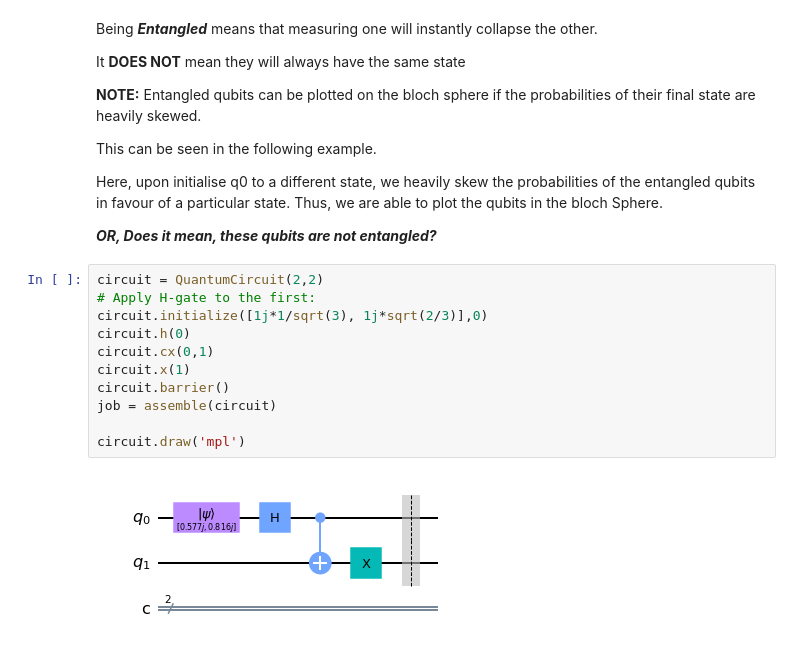
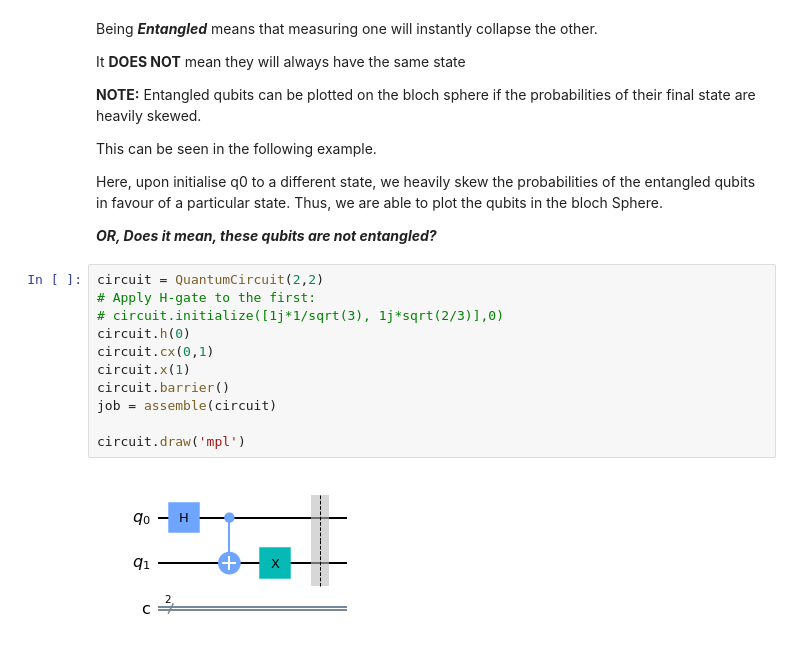
Before and after one commit to rohitashwachaks/Qiskit, a Jupyter notebook: MultipleQubitGates.ipynb, the cells around one changed output. Drawn from its saved outputs; the diff is of its cells as text.

```diff
--- a/MultipleQubitGates.ipynb
+++ b/MultipleQubitGates.ipynb
@@ -122,16 +122,16 @@ _**OR, Does it mean, these qubits are not entangled?**_
 # %%
 circuit = QuantumCircuit(2,2)
 # Apply H-gate to the first:
-circuit.initialize([1j*1/sqrt(3), 1j*sqrt(2/3)],0)
+# circuit.initialize([1j*1/sqrt(3), 1j*sqrt(2/3)],0)
 circuit.h(0)
 circuit.cx(0,1)
 circuit.x(1)
 circuit.barrier()
 job = assemble(circuit)
 
 circuit.draw('mpl')
 # %% [output]
-[figure, old version]
+[figure, new version]
 # %%
 histogram, blochSphere, phasePlot = ExecutePlot(job)
 phasePlot
```
Also changed, not shown: parts of 7 cells of this notebook.
